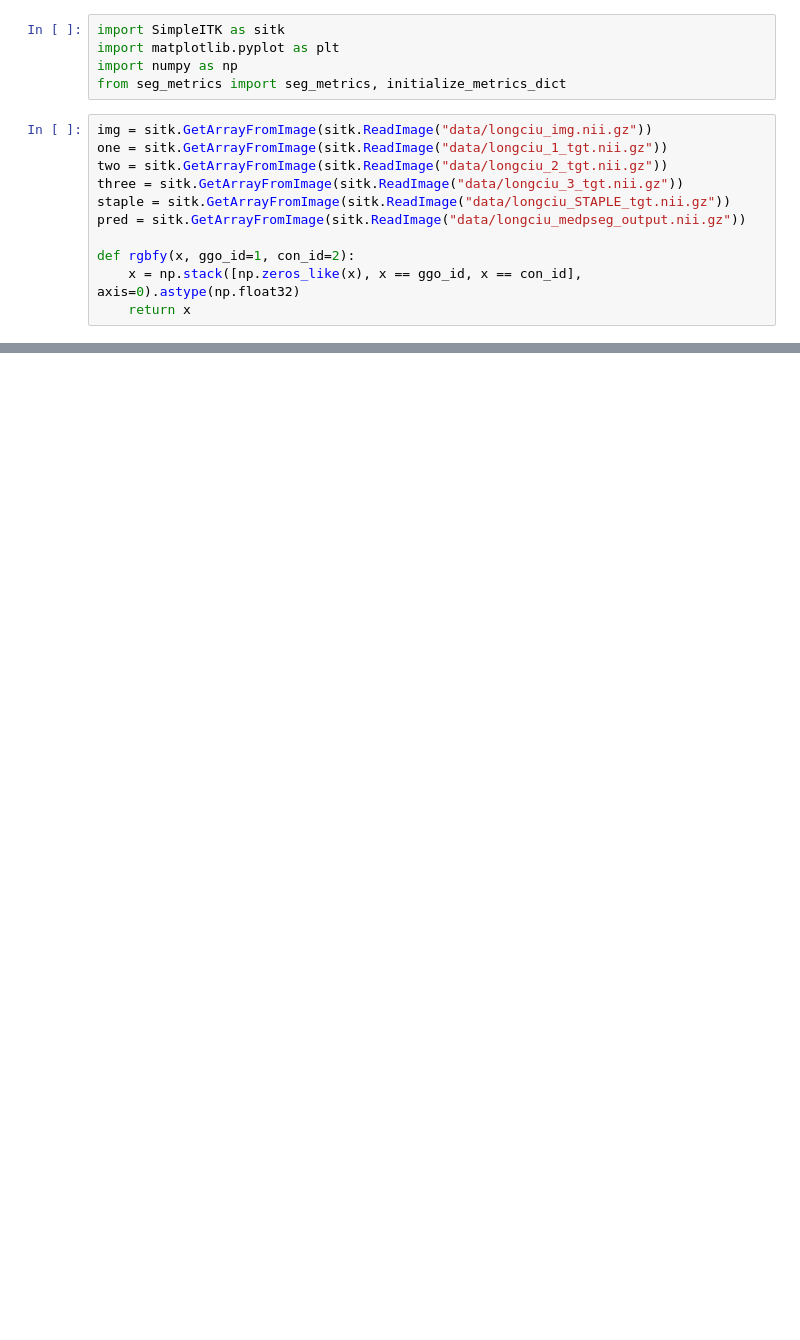
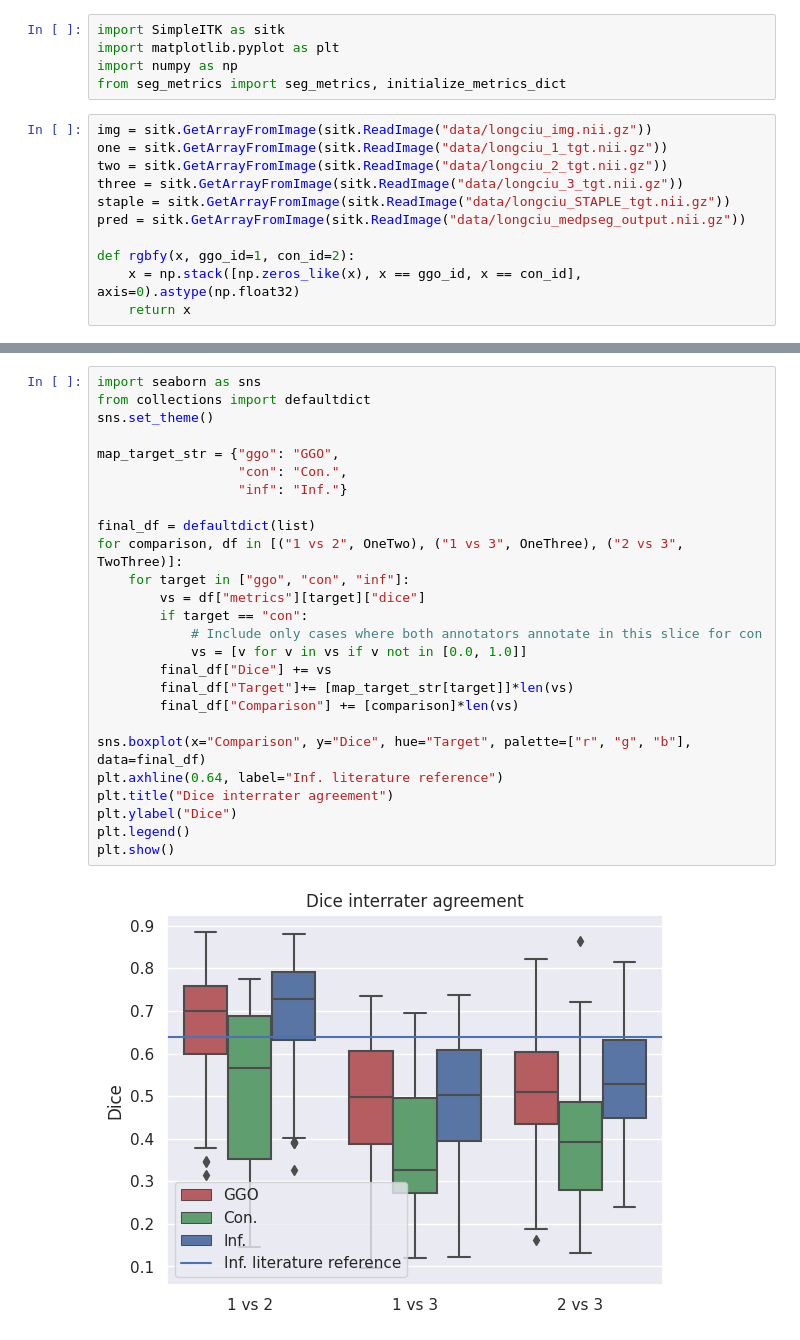
Before and after one commit to MICLab-Unicamp/LongCIU, a Jupyter notebook: dice.ipynb, the cells around one changed output, grey strips where cells are left out. Drawn from its saved outputs; the diff is of its cells as text; blank space fills up the shorter version.

```diff
--- a/dice.ipynb
+++ b/dice.ipynb
@@ -113,0 +115,28 @@ plt.show()
+# %%
+import seaborn as sns
+from collections import defaultdict
+sns.set_theme()
+
+map_target_str = {"ggo": "GGO",
+                  "con": "Con.",
+                  "inf": "Inf."}
+
+final_df = defaultdict(list)
+for comparison, df in [("1 vs 2", OneTwo), ("1 vs 3", OneThree), ("2 vs 3", TwoThree)]:
+    for target in ["ggo", "con", "inf"]:
+        vs = df["metrics"][target]["dice"]
+        if target == "con":
+            # Include only cases where both annotators annotate in this slice for con
+            vs = [v for v in vs if v not in [0.0, 1.0]]
+        final_df["Dice"] += vs
+        final_df["Target"]+= [map_target_str[target]]*len(vs)
+        final_df["Comparison"] += [comparison]*len(vs)
+
+sns.boxplot(x="Comparison", y="Dice", hue="Target", palette=["r", "g", "b"], data=final_df)
+plt.axhline(0.64, label="Inf. literature reference")
+plt.title("Dice interrater agreement")
+plt.ylabel("Dice")
+plt.legend()
+plt.show()
+# %% [output]
+[figure, added]
```
Also changed, not shown: parts of 2 cells of this notebook, 1 other file.
